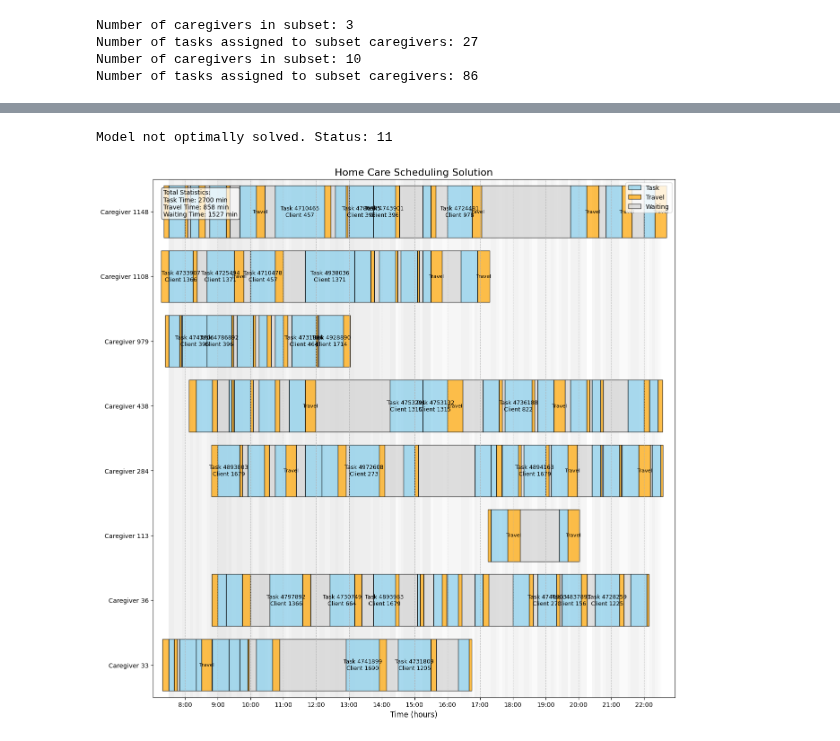
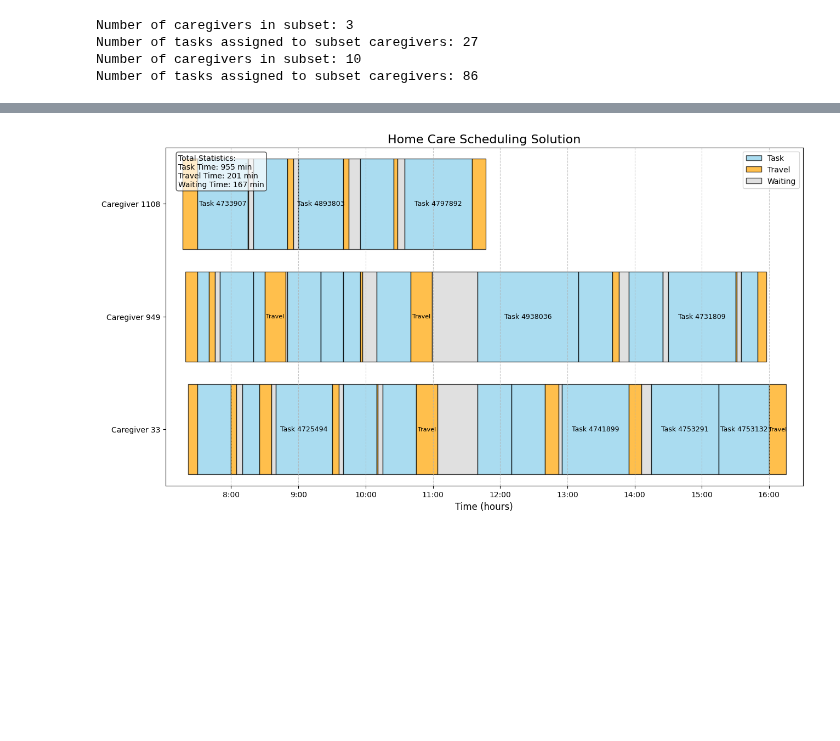
Before and after one commit to vilhelm-k/SA120X_KEX, a Jupyter notebook: main.ipynb, the cells around one changed output, grey strips where cells are left out. Drawn from its saved outputs; the diff is of its cells as text; code cells hidden in the pictures; blank space fills up the shorter version.

Commit message:
Fixed visualization

```diff
--- a/main.ipynb
+++ b/main.ipynb
@@ -37,9 +37,10 @@ Number of caregivers in subset: 10
 Number of tasks assigned to subset caregivers: 86
 # %%
 from models import flexible_model
-model_caregivers = caregivers_test2
-model_tasks = tasks_test2
+model_caregivers = caregivers_test1
+model_tasks = tasks_test1
 model_flex, x_flex, t_flex = flexible_model.build_model(model_caregivers, model_tasks, clients, drive_time_matrix, walk_time_matrix, bicycle_time_matrix)
+model_flex.optimize()
 # %% [output]
 Set parameter Username
 Set parameter LicenseID to value 2634432
@@ -67,6 +62,10 @@ Best objective 5.085166666667e+03, best bound 0.000000000000e+00, gap 100.0000%
-# %%
-from utils.visualization import visualize_home_care_schedule
-visualize_home_care_schedule(model_flex, x_flex, t_flex, model_caregivers, model_tasks, drive_time_matrix)
-# %% [output]
-Model not optimally solved. Status: 11
-[figure, removed]
+# %%
+from utils.visualization import visualize_schedule
+
+travel_times = flexible_model.calculate_travel_times(model_caregivers, model_tasks, drive_time_matrix, walk_time_matrix, bicycle_time_matrix)
+service_times = flexible_model.calculate_service_times(model_tasks)
+routes = flexible_model.extract_routes(model_flex, x_flex)
+arrivals = flexible_model.extract_arrivals(model_flex, x_flex, t_flex)
+visualize_schedule(routes, arrivals, travel_times, service_times)
+# %% [output]
+[figure, added]
```
Also changed, not shown: parts of 2 cells of this notebook, 2 other files.
